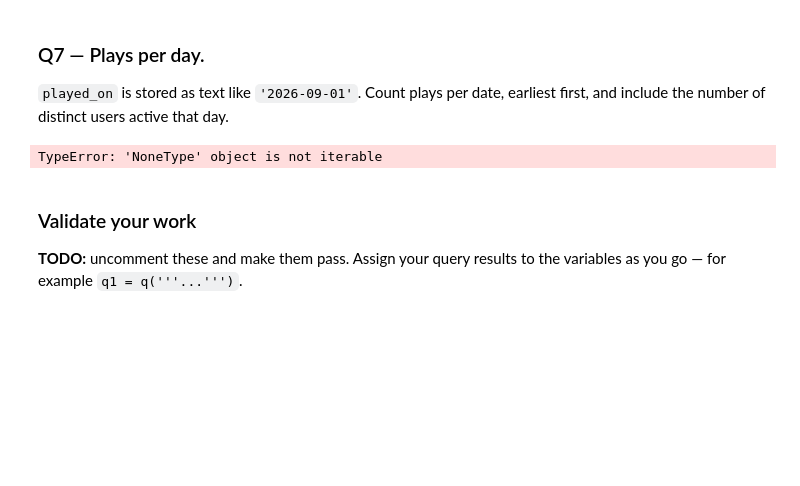
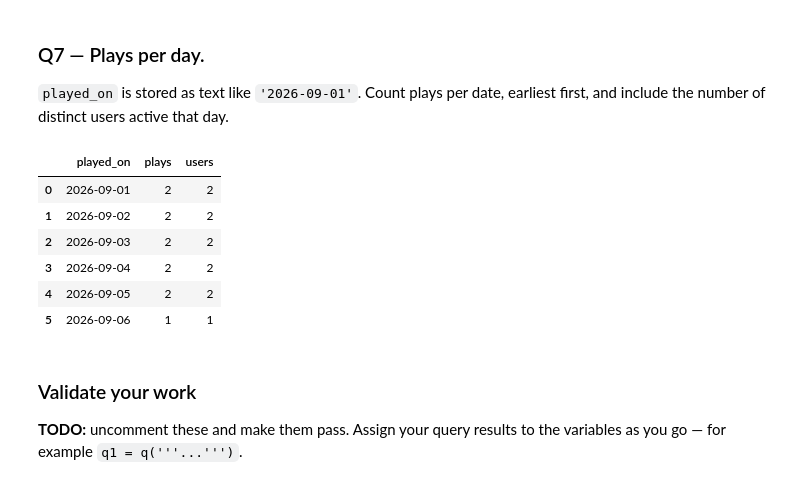
Before and after one commit to TommySnyd/ds2002-fa26, a Jupyter notebook: notebooks/02-sql-databases/2026-09-11 — SQL Challenge Set — Lab.ipynb, the cells around one changed output. Cells and saved outputs as stored; diff of their text form; code cells hidden in the pictures; blank space fills up the shorter version.

```diff
--- a/notebooks/02-sql-databases/2026-09-11 — SQL Challenge Set — Lab.ipynb
+++ b/notebooks/02-sql-databases/2026-09-11 — SQL Challenge Set — Lab.ipynb
@@ -161,12 +160,23 @@ q6
 ### Q7 — Plays per day.
 
 `played_on` is stored as text like `'2026-09-01'`. Count plays per date, earliest first, and include the number of distinct users active that day.
-# %%
-q('''
-
-''')
-# %% [output]
-TypeError: 'NoneType' object is not iterable
+# %%
+q7 = q('''
+SELECT played_on,
+    COUNT(*) AS plays,
+    COUNT(DISTINCT user) AS users
+FROM plays
+GROUP BY played_on
+''')
+q7
+# %% [output]
+|  | played_on | plays | users |
+| 0 | 2026-09-01 | 2 | 2 |
+| 1 | 2026-09-02 | 2 | 2 |
+| 2 | 2026-09-03 | 2 | 2 |
+| 3 | 2026-09-04 | 2 | 2 |
+| 4 | 2026-09-05 | 2 | 2 |
+| 5 | 2026-09-06 | 1 | 1 |
 # %% [markdown]
 ### Validate your work
 
```
Also changed, not shown: parts of 8 cells of this notebook.
